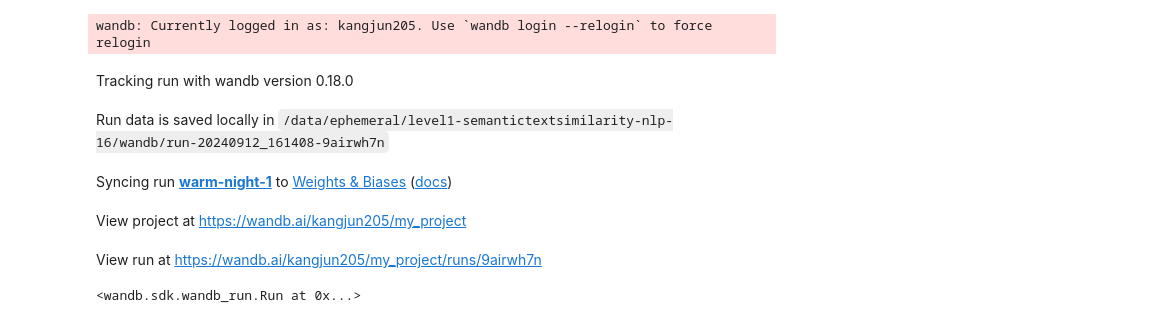
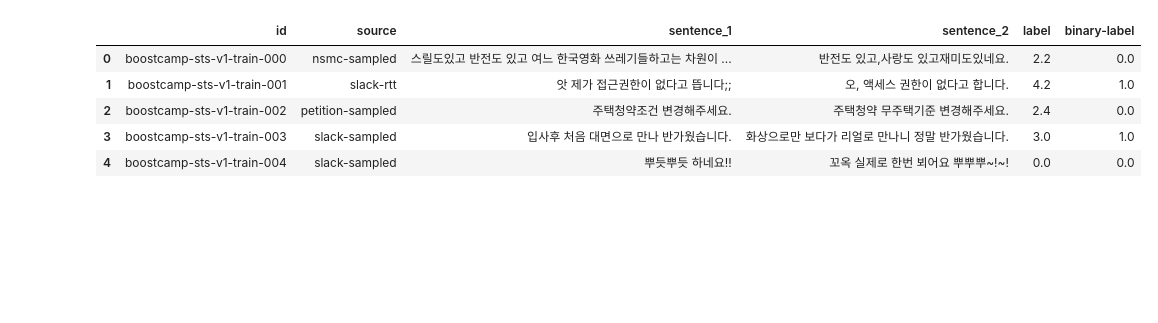
Before and after one commit to boostcampaitech7/level1-semantictextsimilarity-nlp-16, a Jupyter notebook: kkj.ipynb, the cells around one changed output. Drawn from its saved outputs; the diff is of its cells as text; code cells hidden in the pictures; blank space fills up the shorter version.

```diff
--- a/kkj.ipynb
+++ b/kkj.ipynb
@@ -25,13 +16,12 @@ True
-# %%
-with open('config.yml', 'r') as file:
-    config = yaml.safe_load(file)
-
-wandb.init(project="my_project", config=config)
-# %% [output]
-wandb: Currently logged in as: kangjun205. Use `wandb login --relogin` to force relogin
-Tracking run with wandb version 0.18.0
-Run data is saved locally in /data/ephemeral/level1-semantictextsimilarity-nlp-16/wandb/run-20240912_161408-9airwh7n
-Syncing run warm-night-1 to Weights & Biases (docs)
-View project at https://wandb.ai/kangjun205/my_project
-View run at https://wandb.ai/kangjun205/my_project/runs/9airwh7n
-<wandb.sdk.wandb_run.Run at 0x...>
+# %%
+train = pd.read_csv('data/train.csv')
+dev = pd.read_csv('data/dev.csv')
+
+train.head()
+# %% [output]
+|  | id | source | sentence_1 | sentence_2 | label | binary-label |
+| 0 | boostcamp-sts-v1-train-000 | nsmc-sampled | 스릴도있고 반전도 있고 여느 한국영화 쓰레기들하고는 차원이 ... | 반전도 있고,사랑도 있고재미도있네요. | 2.2 | 0.0 |
+| 1 | boostcamp-sts-v1-train-001 | slack-rtt | 앗 제가 접근권한이 없다고 뜹니다;; | 오, 액세스 권한이 없다고 합니다. | 4.2 | 1.0 |
+| 2 | boostcamp-sts-v1-train-002 | petition-sampled | 주택청약조건 변경해주세요. | 주택청약 무주택기준 변경해주세요. | 2.4 | 0.0 |
+| 3 | boostcamp-sts-v1-train-003 | slack-sampled | 입사후 처음 대면으로 만나 반가웠습니다. | 화상으로만 보다가 리얼로 만나니 정말 반가웠습니다. | 3.0 | 1.0 |
+| 4 | boostcamp-sts-v1-train-004 | slack-sampled | 뿌듯뿌듯 하네요!! | 꼬옥 실제로 한번 뵈어요 뿌뿌뿌~!~! | 0.0 | 0.0 |
```
Also changed, not shown: parts of 5 cells of this notebook.
